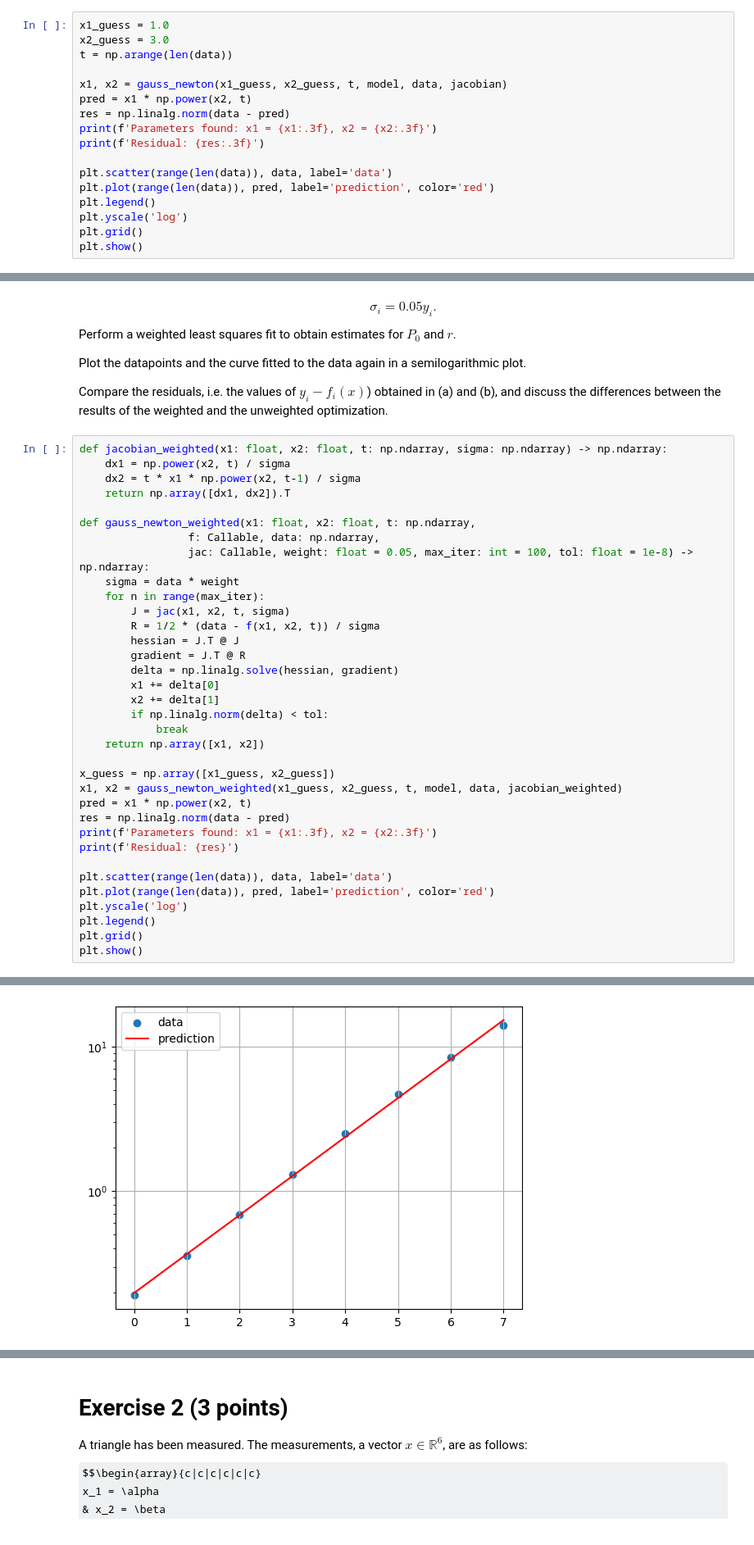
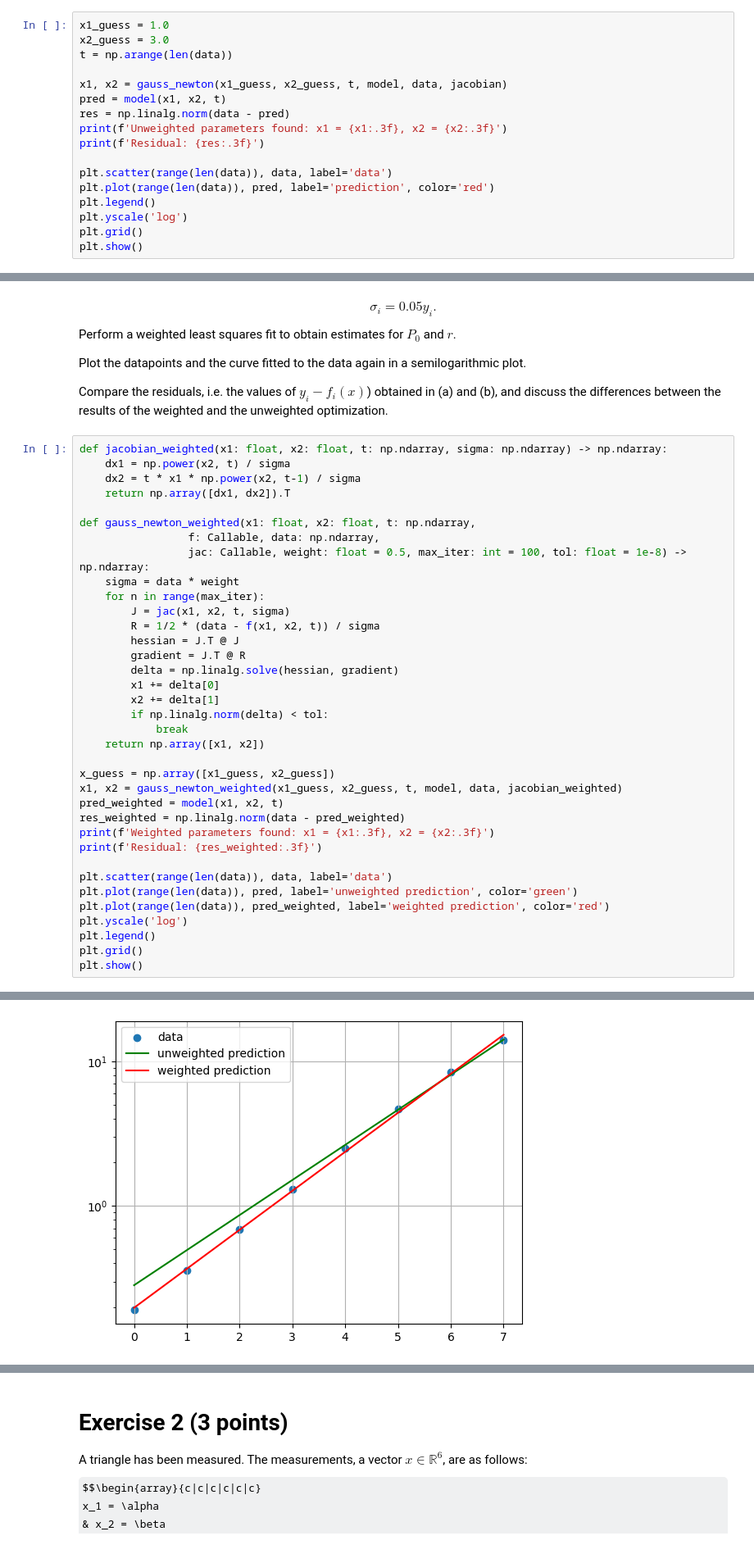
Before and after one commit to jonas4climate/na-assignment1, a Jupyter notebook: hw5_2023.ipynb, the cells around one changed output, grey strips where cells are left out. Shown at 82% size. Cells and saved outputs as stored; diff of their text form; some formulas as TeX source.

```diff
--- a/hw5_2023.ipynb
+++ b/hw5_2023.ipynb
@@ -61,9 +61,9 @@ x2_guess = 3.0
 t = np.arange(len(data))
 
 x1, x2 = gauss_newton(x1_guess, x2_guess, t, model, data, jacobian)
-pred = x1 * np.power(x2, t)
+pred = model(x1, x2, t)
 res = np.linalg.norm(data - pred)
-print(f'Parameters found: x1 = {x1:.3f}, x2 = {x2:.3f}')
+print(f'Unweighted parameters found: x1 = {x1:.3f}, x2 = {x2:.3f}')
 print(f'Residual: {res:.3f}')
 
 plt.scatter(range(len(data)), data, label='data')
@@ -104,7 +104,7 @@ def jacobian_weighted(x1: float, x2: float, t: np.ndarray, sigma: np.ndarray) ->
 
 def gauss_newton_weighted(x1: float, x2: float, t: np.ndarray,
                  f: Callable, data: np.ndarray,
-                 jac: Callable, weight: float = 0.05, max_iter: int = 100, tol: float = 1e-8) -> np.ndarray:
+                 jac: Callable, weight: float = 0.5, max_iter: int = 100, tol: float = 1e-8) -> np.ndarray:
     sigma = data * weight
     for n in range(max_iter):
         J = jac(x1, x2, t, sigma)
@@ -120,13 +120,14 @@ def gauss_newton_weighted(x1: float, x2: float, t: np.ndarray,
 
 x_guess = np.array([x1_guess, x2_guess])
 x1, x2 = gauss_newton_weighted(x1_guess, x2_guess, t, model, data, jacobian_weighted)
-pred = x1 * np.power(x2, t)
-res = np.linalg.norm(data - pred)
-print(f'Parameters found: x1 = {x1:.3f}, x2 = {x2:.3f}')
-print(f'Residual: {res}')
+pred_weighted = model(x1, x2, t)
+res_weighted = np.linalg.norm(data - pred_weighted)
+print(f'Weighted parameters found: x1 = {x1:.3f}, x2 = {x2:.3f}')
+print(f'Residual: {res_weighted:.3f}')
 
 plt.scatter(range(len(data)), data, label='data')
-plt.plot(range(len(data)), pred, label='prediction', color='red')
+plt.plot(range(len(data)), pred, label='unweighted prediction', color='green')
+plt.plot(range(len(data)), pred_weighted, label='weighted prediction', color='red')
 plt.yscale('log')
 plt.legend()
 plt.grid()
@@ -137 +138 @@ Residual: 1.3782833771811744
-[figure, old version]
+[figure, new version]
```
Also changed, not shown: parts of 3 cells of this notebook.
